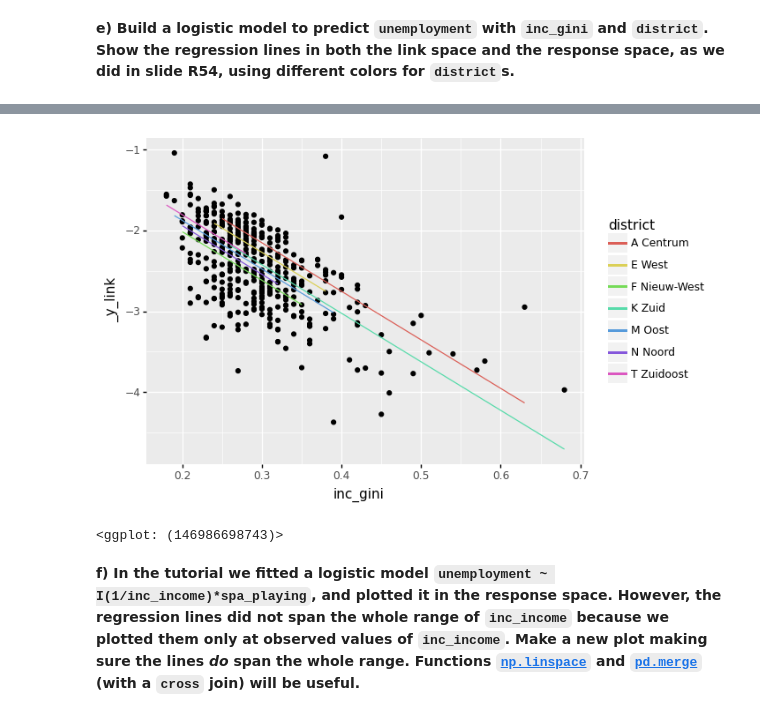
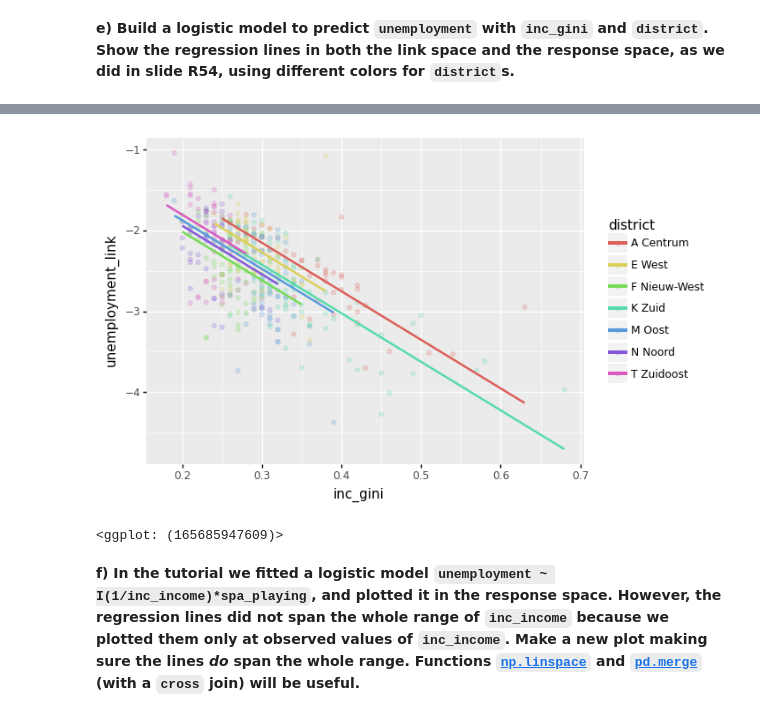
Before and after one commit to Gogonemnem/tu-delft-assignments, a Jupyter notebook: assignment4/regression.exercises_b.ipynb, the cells around one changed output, grey strips where cells are left out. Saved outputs shown, nothing was run; the diff lists cells and outputs as text; code cells hidden in the pictures.

```diff
--- a/assignment4/regression.exercises_b.ipynb
+++ b/assignment4/regression.exercises_b.ipynb
@@ -154,12 +154,6 @@ Notes:
 **e) Build a logistic model to predict `unemployment` with `inc_gini` and `district`. Show the regression lines in both the link space and the response space, as we did in slide R54, using different colors for `district`s.**
 # %%
 ams = ams.assign(unemployment = ams.pop_unemployed / ams.pop_total)
-m = smf.glm('unemployment ~ inc_gini + district', ams, family = sm.families.Binomial()).fit()
-m.summary()
-
-d1 = ams.assign(_resid = m.resid_response, _fitted = m.fittedvalues)
-
-ggplot(d1, aes('inc_gini', 'unemployment')) +\
-  geom_point() +\
-  geom_line(aes(y = '_fitted', colour = 'district'))
+m1 = smf.glm('unemployment ~ inc_gini + district', ams, family = sm.families.Binomial()).fit()
+m1.summary()
 # %% [output]
@@ -168,15 +188,12 @@ ggplot(d1, aes('inc_gini', 'unemployment')) +\
 # %%
-d2 = ams.assign(_resid = m.resid_response, _fitted = m.fittedvalues, \
-               _y_link = m.family.link(ams['unemployment']), _fitted_link = m.family.link(m.fittedvalues))
+d = ams.assign(unemployment_link = m1.family.link(ams['unemployment']), _fitted_link = m1.family.link(m1.fittedvalues))
 
-
-
-ggplot(d2, aes('inc_gini', '_y_link')) +\
-  geom_point() +\
-  geom_line(aes(y = '_fitted_link', colour = 'district'))
+ggplot(d, aes('inc_gini', 'unemployment_link')) +\
+  geom_point(aes(color='district'), data=d, alpha = 0.2) +\
+  geom_line(aes(y = '_fitted_link', color = 'district'), data=d, size=1)
 # %% [output]
-[figure, old version]
+[figure, new version]
-<ggplot: (146986698743)>
+<ggplot: (165685947609)>
 # %% [markdown]
 **f) In the tutorial we fitted a logistic model `unemployment ~ I(1/inc_income)*spa_playing`, and plotted it in the response space. However, the regression lines did not span the whole range of `inc_income` because we plotted them only at observed values of `inc_income`. Make a new plot making sure the lines _do_ span the whole range. Functions [`np.linspace`](https://numpy.org/doc/stable/reference/generated/numpy.linspace.html) and [`pd.merge`](https://pandas.pydata.org/docs/reference/api/pandas.DataFrame.merge.html) (with a `cross` join) will be useful.**
 # %% [markdown]
```
Also changed, not shown: parts of 15 cells of this notebook.
